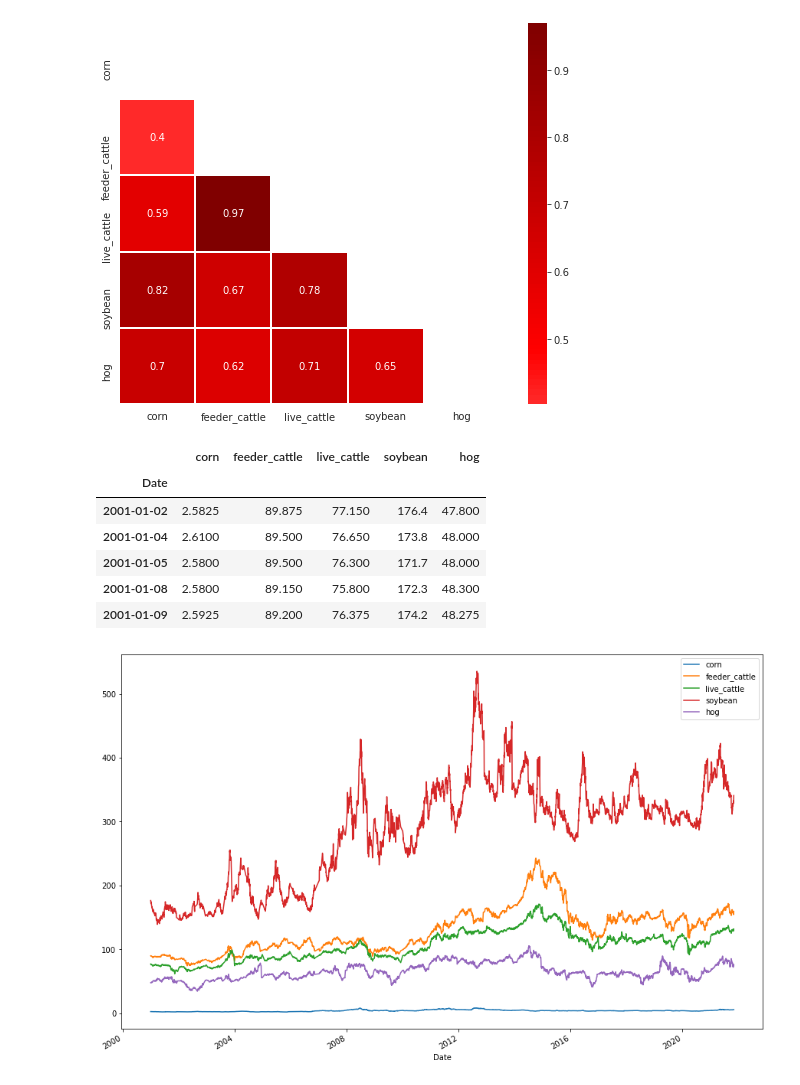
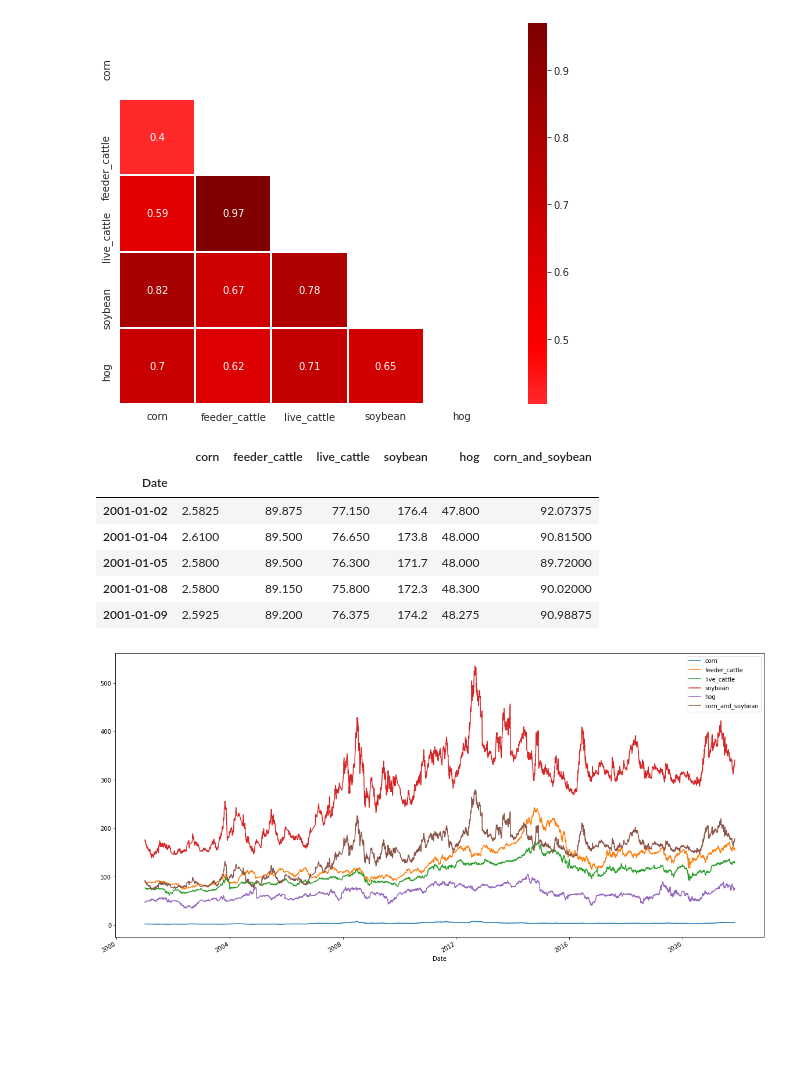
Before and after one commit to amack56/Project_2, a Jupyter notebook: Code/antonio.ipynb, the cells around one changed output. Drawn from its saved outputs; the diff is of its cells as text; code cells hidden in the pictures; blank space fills up the shorter version.

```diff
--- a/Code/antonio.ipynb
+++ b/Code/antonio.ipynb
@@ -70,18 +61,19 @@ with sns.axes_style("white"):
     ax = sns.heatmap(corrM, mask=mask, center=0, annot=True, square=True, linewidths=1, cmap="seismic")
 # %% [output]
 [figure]
-# %%
-all_df.head()
-# %% [output]
-|  | corn | feeder_cattle | live_cattle | soybean | hog |
-| Date |  |  |  |  |  |
-| 2001-01-02 | 2.5825 | 89.875 | 77.150 | 176.4 | 47.800 |
-| 2001-01-04 | 2.6100 | 89.500 | 76.650 | 173.8 | 48.000 |
-| 2001-01-05 | 2.5800 | 89.500 | 76.300 | 171.7 | 48.000 |
-| 2001-01-08 | 2.5800 | 89.150 | 75.800 | 172.3 | 48.300 |
-| 2001-01-09 | 2.5925 | 89.200 | 76.375 | 174.2 | 48.275 |
+# %%
+all_df["corn_and_soybean"] = ((all_df["corn"]*3) + all_df["soybean"]).div(2)
+all_df.head()
+# %% [output]
+|  | corn | feeder_cattle | live_cattle | soybean | hog | corn_and_soybean |
+| Date |  |  |  |  |  |  |
+| 2001-01-02 | 2.5825 | 89.875 | 77.150 | 176.4 | 47.800 | 92.07375 |
+| 2001-01-04 | 2.6100 | 89.500 | 76.650 | 173.8 | 48.000 | 90.81500 |
+| 2001-01-05 | 2.5800 | 89.500 | 76.300 | 171.7 | 48.000 | 89.72000 |
+| 2001-01-08 | 2.5800 | 89.150 | 75.800 | 172.3 | 48.300 | 90.02000 |
+| 2001-01-09 | 2.5925 | 89.200 | 76.375 | 174.2 | 48.275 | 90.98875 |
 # %%
-all_df.plot(figsize=(15,10));
+all_df.plot(figsize=(20,10));
 # %% [output]
-[figure, old version]
+[figure, new version]
 # %%
```
Also changed, not shown: parts of 19 cells of this notebook, 1 other file.
